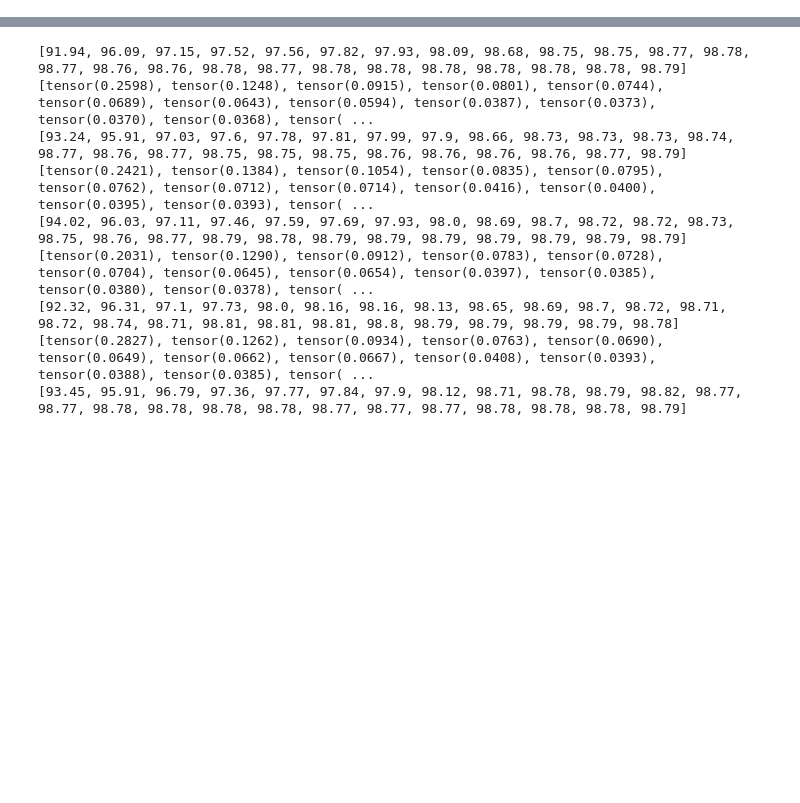
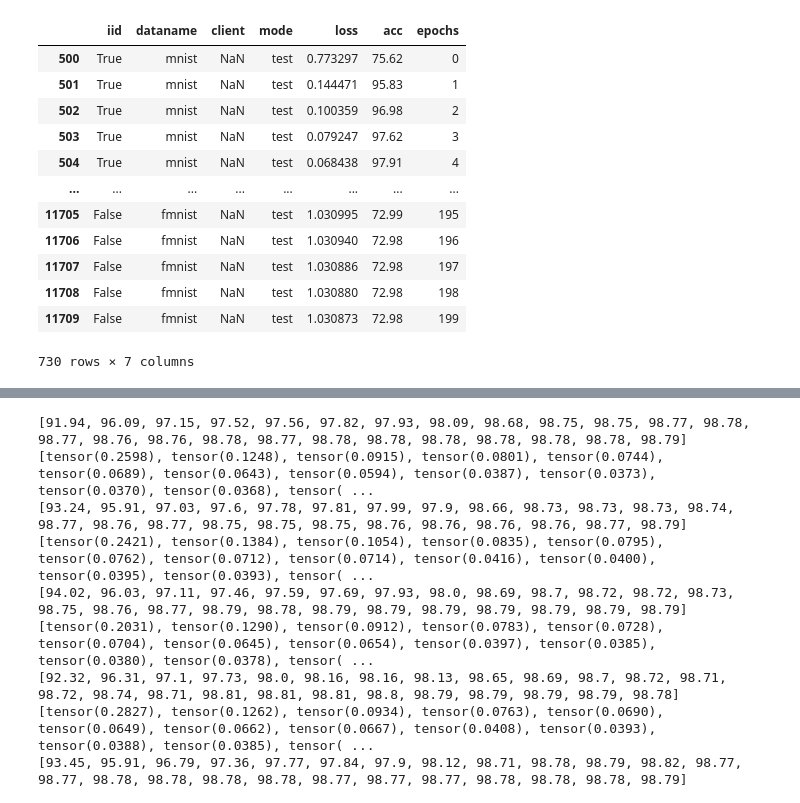
Before and after one commit to teunpe/sniper-backdoor, a Jupyter notebook: testspace.ipynb, the cells around one changed output, grey strips where cells are left out. Cells and saved outputs as stored; diff of their text form; code cells hidden in the pictures; blank space fills up the shorter version.

Commit message:
finalize mnist analysis

```diff
--- a/testspace.ipynb
+++ b/testspace.ipynb
@@ -132,6 +127,22 @@ df['loss'] = df['loss'].astype(float)
 # %%
 train = df[df['mode']=='train']
 server = df[(df['client'].isna()) & (df['mode']=='test')]
+# %%
+server
+# %% [output]
+|  | iid | dataname | client | mode | loss | acc | epochs |
+| 500 | True | mnist | NaN | test | 0.773297 | 75.62 | 0 |
+| 501 | True | mnist | NaN | test | 0.144471 | 95.83 | 1 |
+| 502 | True | mnist | NaN | test | 0.100359 | 96.98 | 2 |
+| 503 | True | mnist | NaN | test | 0.079247 | 97.62 | 3 |
+| 504 | True | mnist | NaN | test | 0.068438 | 97.91 | 4 |
+| ... | ... | ... | ... | ... | ... | ... | ... |
+| 11705 | False | fmnist | NaN | test | 1.030995 | 72.99 | 195 |
+| 11706 | False | fmnist | NaN | test | 1.030940 | 72.98 | 196 |
+| 11707 | False | fmnist | NaN | test | 1.030886 | 72.98 | 197 |
+| 11708 | False | fmnist | NaN | test | 1.030880 | 72.98 | 198 |
+| 11709 | False | fmnist | NaN | test | 1.030873 | 72.98 | 199 |
+730 rows × 7 columns
 # %%
 sns.set_theme(style='darkgrid')
 sns.color_palette('colorblind')
```
Also changed, not shown: parts of 8 cells of this notebook.
